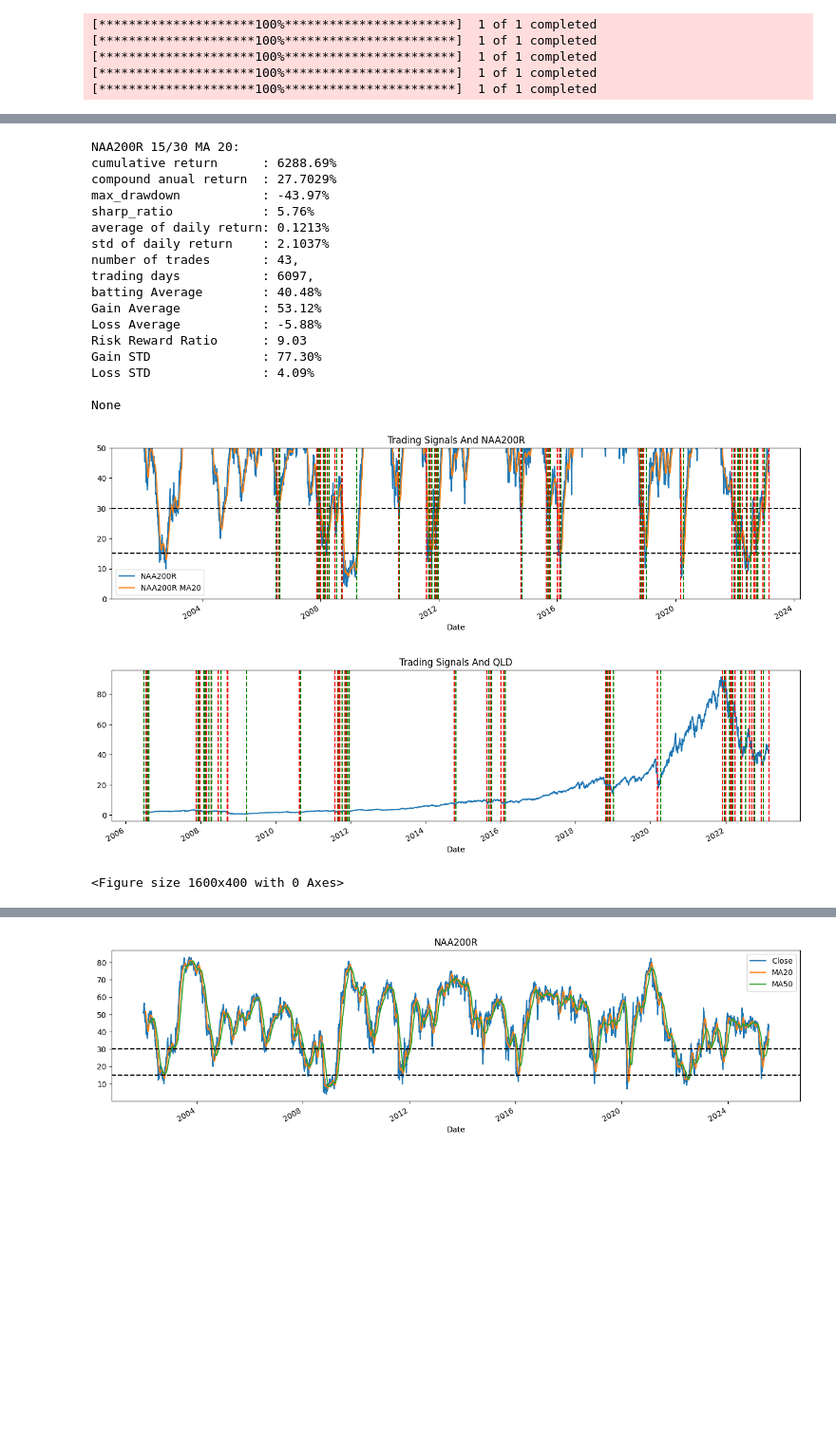
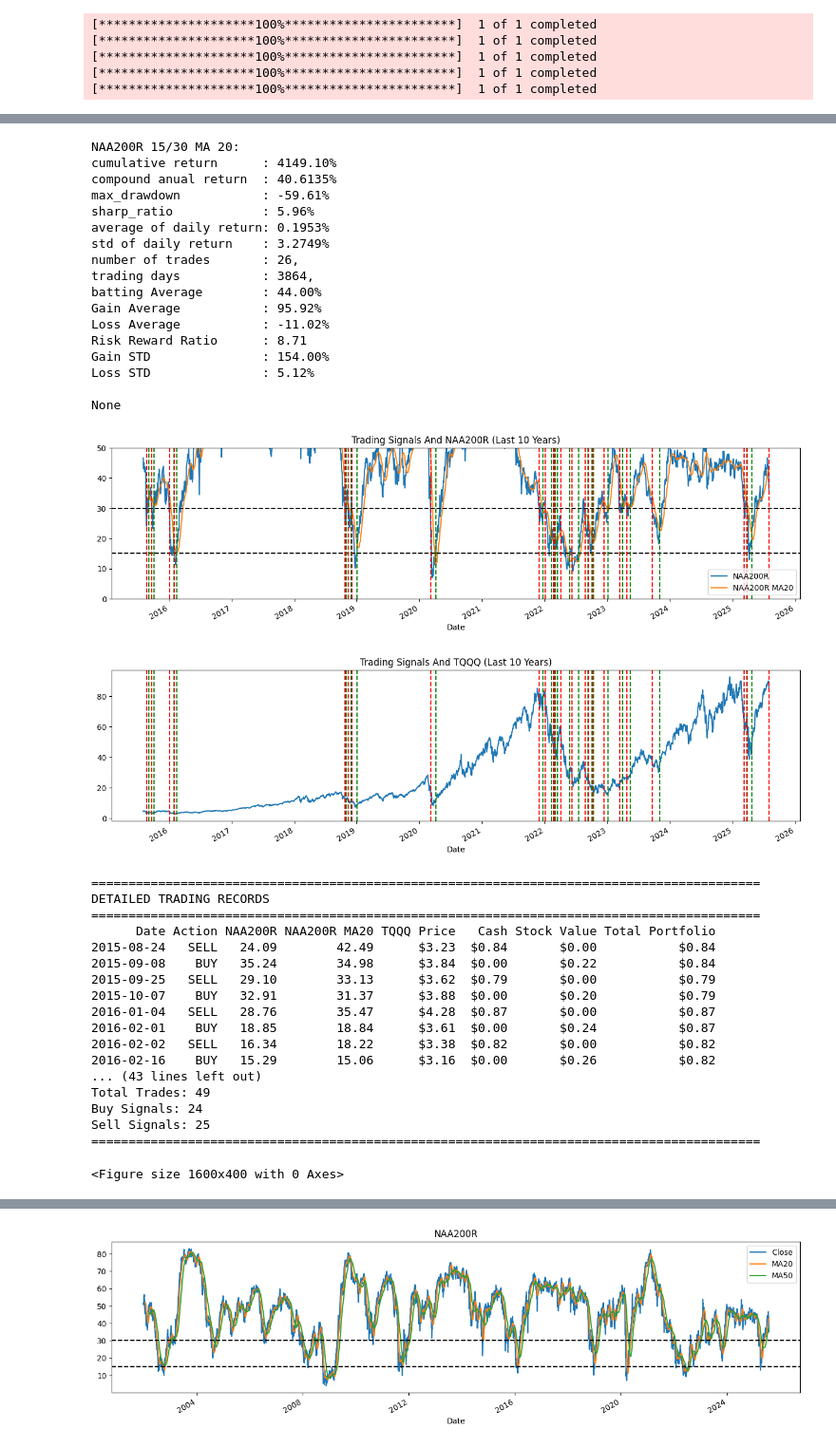
Before and after one commit to Zishuo/stock-index-backtesting, a Jupyter notebook: NAA200R_research.ipynb, the cells around one changed output, grey strips where cells are left out. Shown at 95% size. Cells and saved outputs as stored; diff of their text form; code cells hidden in the pictures; blank space fills up the shorter version.

```diff
--- a/NAA200R_research.ipynb
+++ b/NAA200R_research.ipynb
@@ -8,7 +8,7 @@ import numpy as np
 
 # Get data from yahoo finance
 sd = dt.datetime(1998,12,4)
-ed = dt.datetime(2025,7,18)
+ed = dt.datetime(2025,8,2)
 # 1x leveraged nasdaq 100 etf
 qqq = ab.StockData('QQQ')
 qqq.get_data_from_yfinance('QQQ', sd, ed)
@@ -129,30 +202,47 @@ None
 # %%
-sd = dt.datetime(2002,1,1)
-ed = dt.datetime(2023,3,1)
+sd = dt.datetime(2015,1,1)
+ed = dt.datetime(2025,8,2)
 signal_ma_window = 20
 buy_threshold = 15
 sell_threshold = 30
-ticker = qld
+ticker = tqqq
 
 naa200r_performance(ticker, sd, ed, signal_ma_window, buy_threshold , sell_threshold,  visualization=True)
 # %% [output]
 NAA200R 15/30 MA 20:
-cumulative return      : 6288.69%
-compound anual return  : 27.7029%
-max_drawdown           : -43.97%
-sharp_ratio            : 5.76%
-average of daily return: 0.1213%
-std of daily return    : 2.1037%
-number of trades       : 43,
-trading days           : 6097,
-batting Average        : 40.48%
-Gain Average           : 53.12%
-Loss Average           : -5.88%
-Risk Reward Ratio      : 9.03
-Gain STD               : 77.30%
-Loss STD               : 4.09%
+cumulative return      : 4149.10%
+compound anual return  : 40.6135%
+max_drawdown           : -59.61%
+sharp_ratio            : 5.96%
+average of daily return: 0.1953%
+std of daily return    : 3.2749%
+number of trades       : 26,
+trading days           : 3864,
+batting Average        : 44.00%
+Gain Average           : 95.92%
+Loss Average           : -11.02%
+Risk Reward Ratio      : 8.71
+Gain STD               : 154.00%
+Loss STD               : 5.12%
 
 None
-[figure, old version]
+[figure, new version]
-[figure, old version]
+[figure, new version]
-<Figure size 1600x400 with 0 Axes>
+==========================================================================================
+DETAILED TRADING RECORDS
+==========================================================================================
+      Date Action NAA200R NAA200R MA20 TQQQ Price   Cash Stock Value Total Portfolio
+2015-08-24   SELL   24.09        42.49      $3.23  $0.84       $0.00           $0.84
+2015-09-08    BUY   35.24        34.98      $3.84  $0.00       $0.22           $0.84
+2015-09-25   SELL   29.10        33.13      $3.62  $0.79       $0.00           $0.79
+2015-10-07    BUY   32.91        31.37      $3.88  $0.00       $0.20           $0.79
+2016-01-04   SELL   28.76        35.47      $4.28  $0.87       $0.00           $0.87
+2016-02-01    BUY   18.85        18.84      $3.61  $0.00       $0.24           $0.87
+2016-02-02   SELL   16.34        18.22      $3.38  $0.82       $0.00           $0.82
+2016-02-16    BUY   15.29        15.06      $3.16  $0.00       $0.26           $0.82
+... (43 lines left out)
+Total Trades: 49
+Buy Signals: 24
+Sell Signals: 25
+==========================================================================================
+<Figure size 1600x400 with 0 Axes>
```
Also changed, not shown: parts of 4 cells of this notebook, 4 other files.
